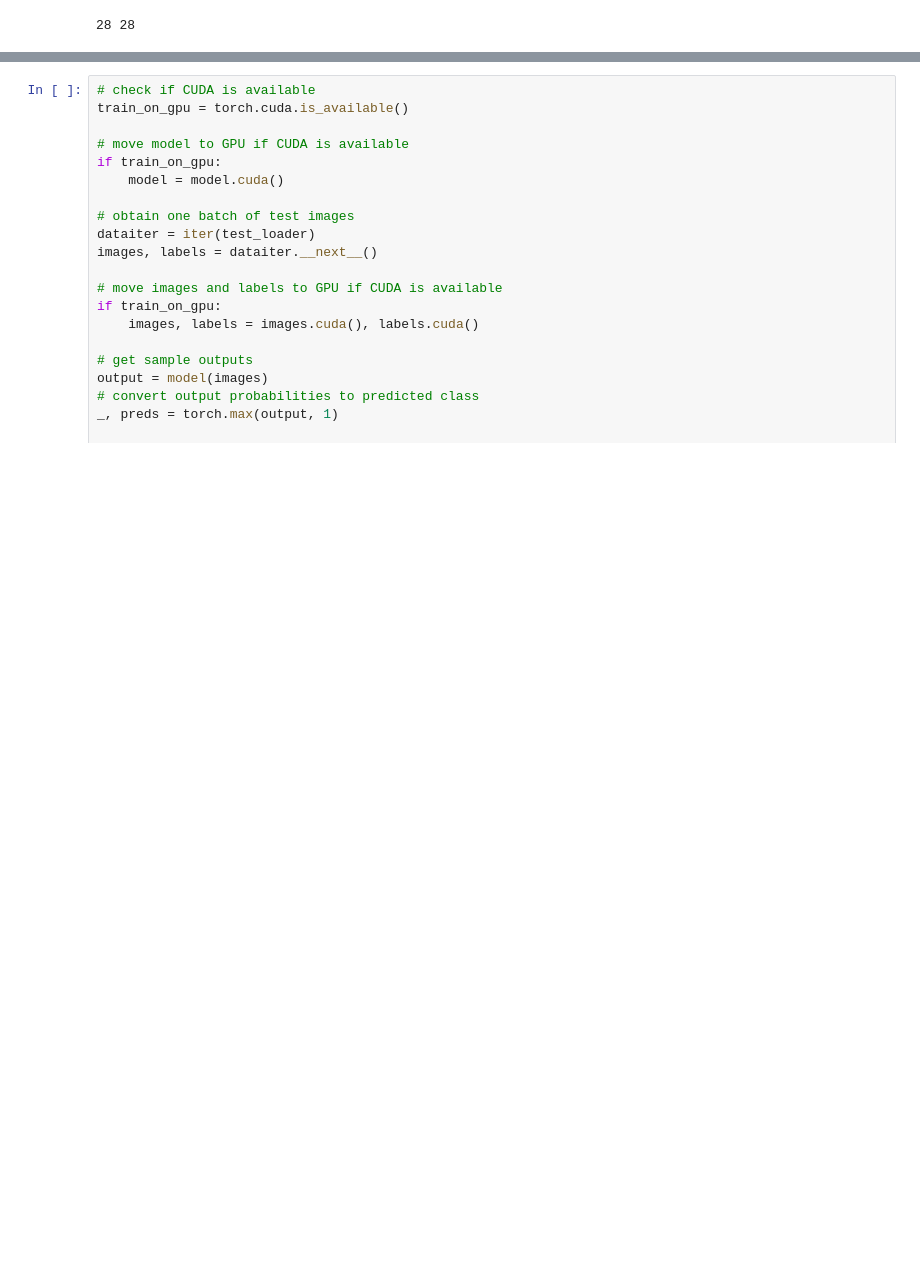
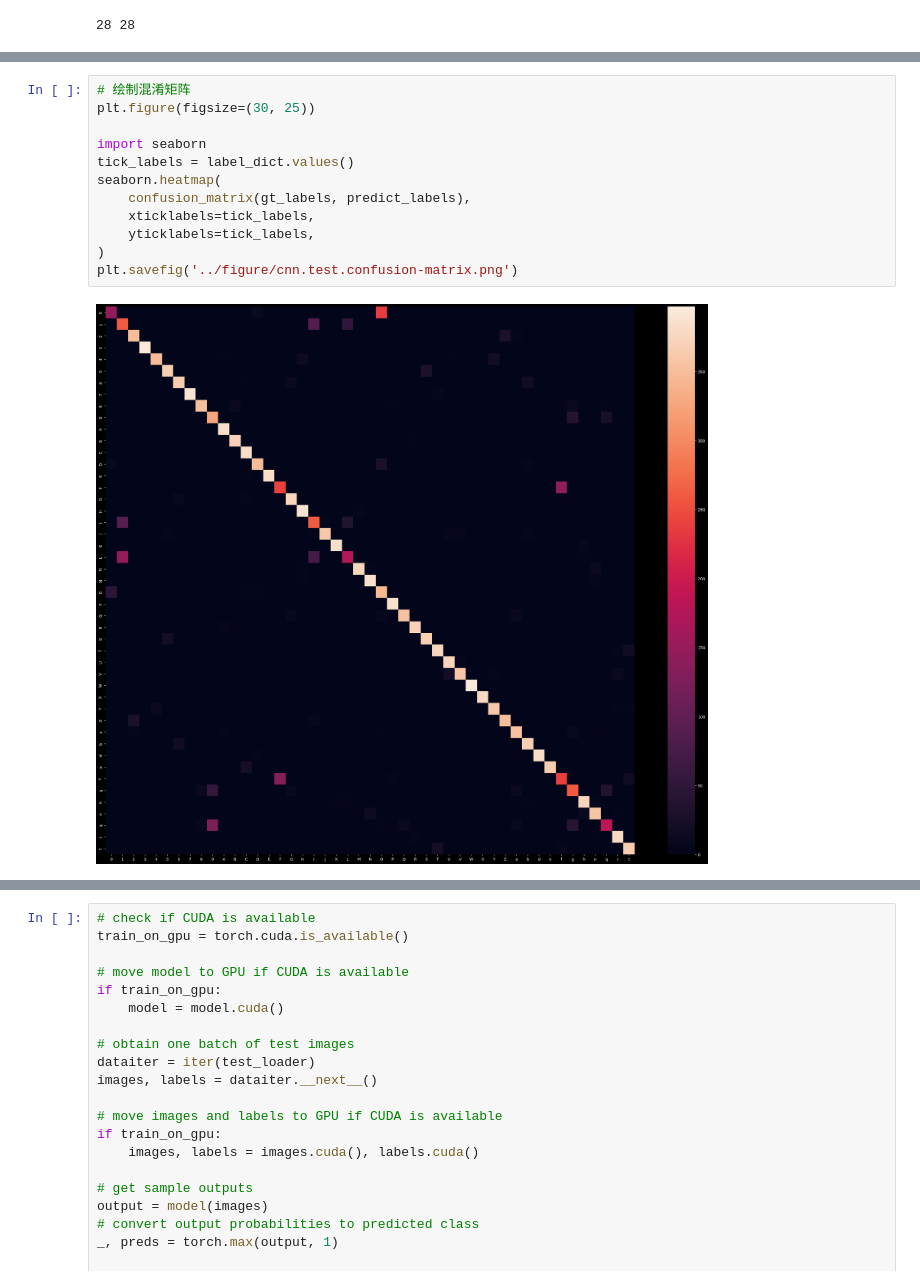
Before and after one commit to yuhangz/cv_task, a Jupyter notebook: code/CNN.ipynb, the cells around one changed output, grey strips where cells are left out. Saved outputs shown, nothing was run; the diff lists cells and outputs as text; blank space fills up the shorter version.

```diff
--- a/code/CNN.ipynb
+++ b/code/CNN.ipynb
@@ -424,0 +440,14 @@ Test Accuracy (Overall): 85% (16098/18800)
+# %%
+# 绘制混淆矩阵
+plt.figure(figsize=(30, 25))
+
+import seaborn
+tick_labels = label_dict.values()
+seaborn.heatmap(
+    confusion_matrix(gt_labels, predict_labels),
+    xticklabels=tick_labels,
+    yticklabels=tick_labels,
+)
+plt.savefig('../figure/cnn.test.confusion-matrix.png')
+# %% [output]
+[figure, added]
```
Also changed, not shown: parts of 8 cells of this notebook, 19 other files.
